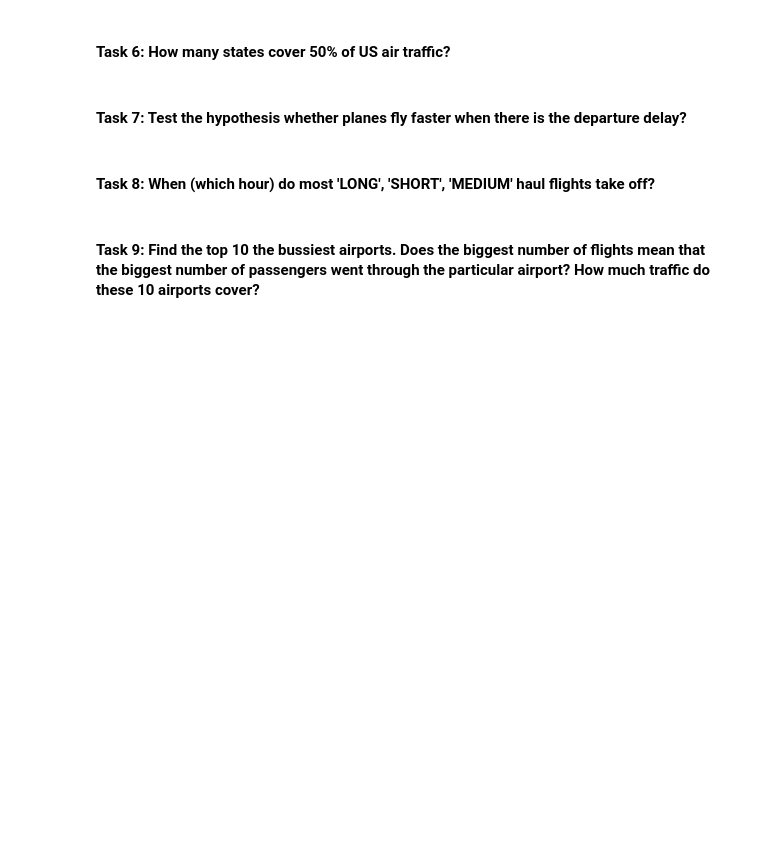
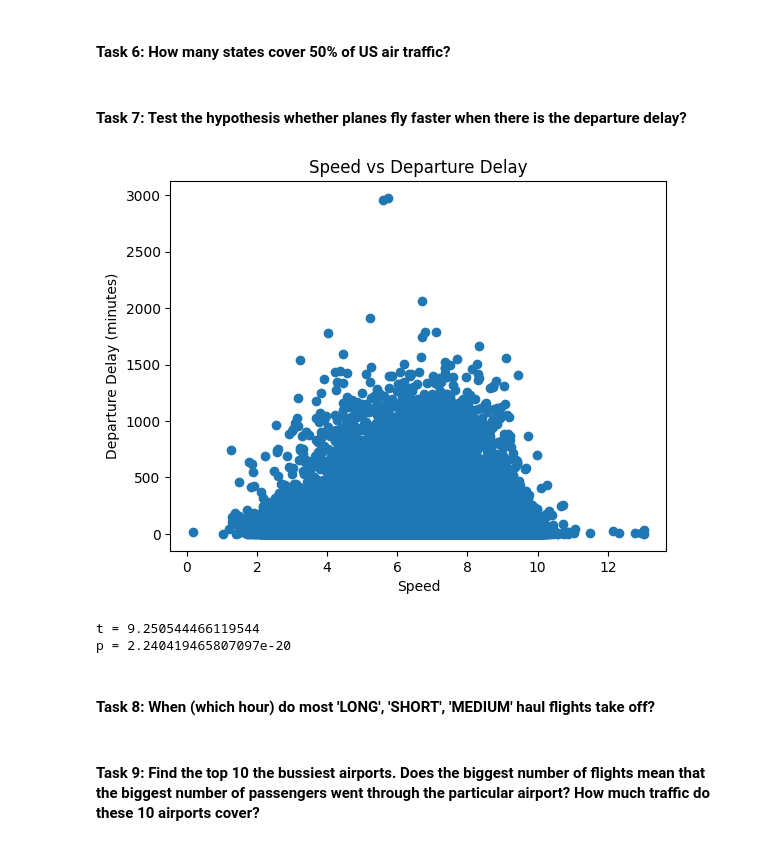
Before and after one commit to tkarmalkar/mid-term-project-I, a Jupyter notebook: exploratory_analysis.ipynb, the cells around one changed output. Cells and saved outputs as stored; diff of their text form; code cells hidden in the pictures; blank space fills up the shorter version.

```diff
--- a/exploratory_analysis.ipynb
+++ b/exploratory_analysis.ipynb
@@ -296,6 +343,38 @@ plt.show()
 #### **Task 6**: How many states cover 50% of US air traffic?
 # %% [markdown]
 #### **Task 7**: Test the hypothesis whether planes fly faster when there is the departure delay?
+# %%
+# add new column C by dividing A by B
+flights_df['speed'] = flights_df['distance'] / flights_df['air_time']
+# %%
+# Since we are insterested only in delayed flights, select only the rows where dep_delay is greater than or equal to zero.
+df = flights_df[flights_df['dep_delay'] >= 0]
+
+
+# Even if we ignore the outliers in the data, there is a very high correlation between arrival and departure delays. The airlines are not able to cover the arrival delays in departure time.
+plt.scatter(df['speed'], df['dep_delay'])
+
+plt.title('Speed vs Departure Delay')
+plt.xlabel('Speed')
+plt.ylabel('Departure Delay (minutes)')
+
+plt.show()
+# %% [output]
+[figure, added]
+# %%
+# separate the data into two groups based on dep_delay, excluding missing values
+no_delay = flights_df[flights_df['dep_delay'].fillna(0) == 0]['speed'].dropna()
+delayed = flights_df[flights_df['dep_delay'].fillna(0) > 0]['speed'].dropna()
+
+# perform a t-test to compare the means of the two groups
+t, p = ttest_ind(no_delay, delayed)
+
+# print the results
+print('t =', t)
+print('p =', p)
+# %% [output]
+t = 9.250544466119544
+p = 2.240419465807097e-20
 # %% [markdown]
 #### **Task 8**: When (which hour) do most 'LONG', 'SHORT', 'MEDIUM' haul flights take off?
 # %% [markdown]
```
Also changed, not shown: parts of 7 cells of this notebook.
